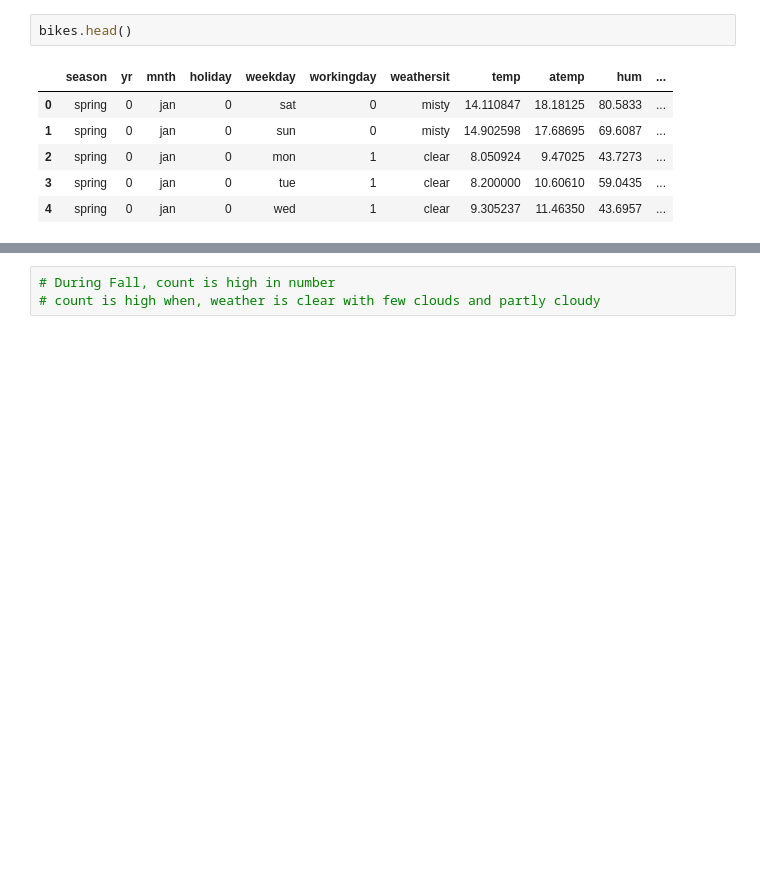
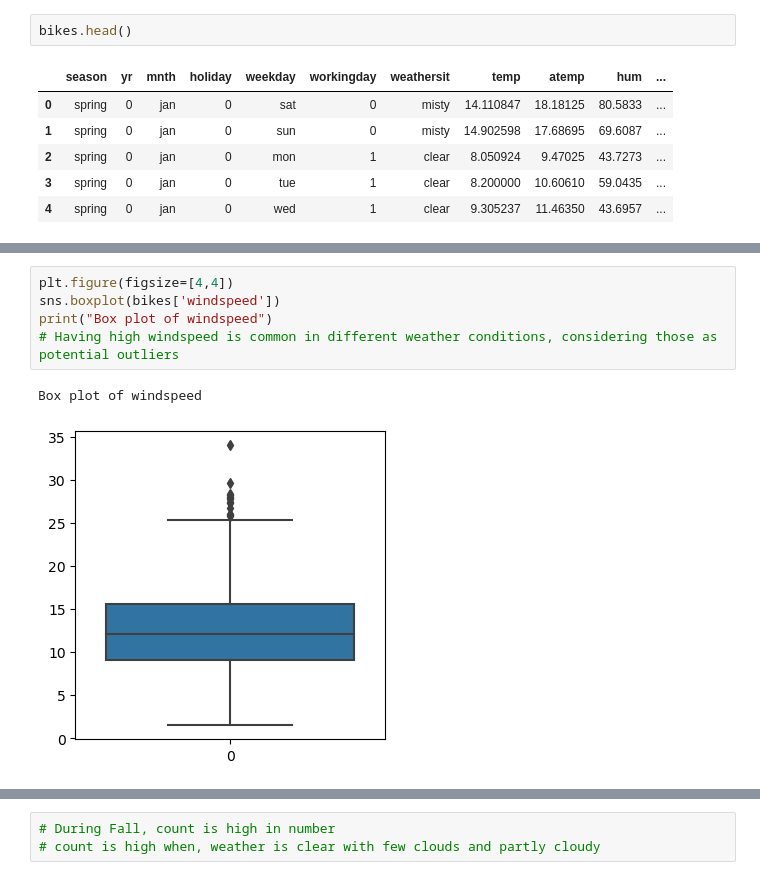
Before and after one commit to UmaHyndavi/Linear_Regression_Assignment, a Jupyter notebook: Uma_Linear_Regression_Assignment.ipynb, the cells around one changed output, grey strips where cells are left out. Cells and saved outputs as stored; diff of their text form; blank space fills up the shorter version.

```diff
--- a/Uma_Linear_Regression_Assignment.ipynb
+++ b/Uma_Linear_Regression_Assignment.ipynb
@@ -297,0 +318,8 @@ bikes.head()
+# %%
+plt.figure(figsize=[4,4])
+sns.boxplot(bikes['windspeed'])
+print("Box plot of windspeed")
+# Having high windspeed is common in different weather conditions, considering those as potential outliers
+# %% [output]
+Box plot of windspeed
+[figure, added]
```
Also changed, not shown: parts of 27 cells of this notebook.
